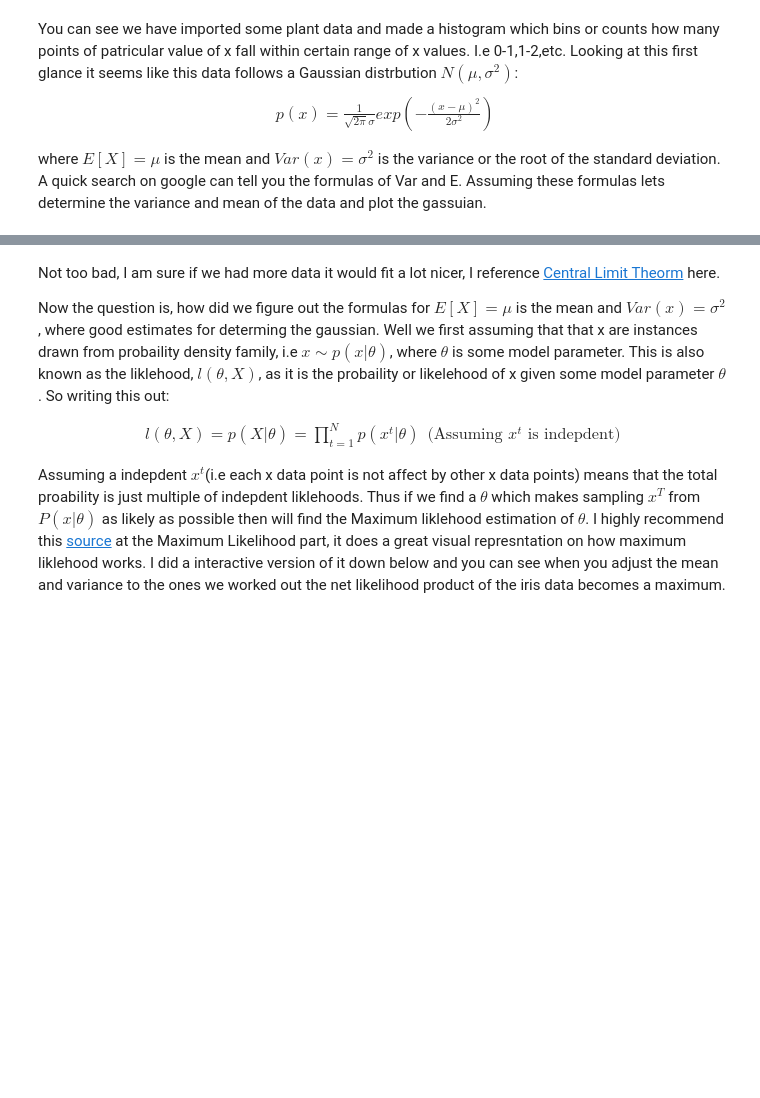
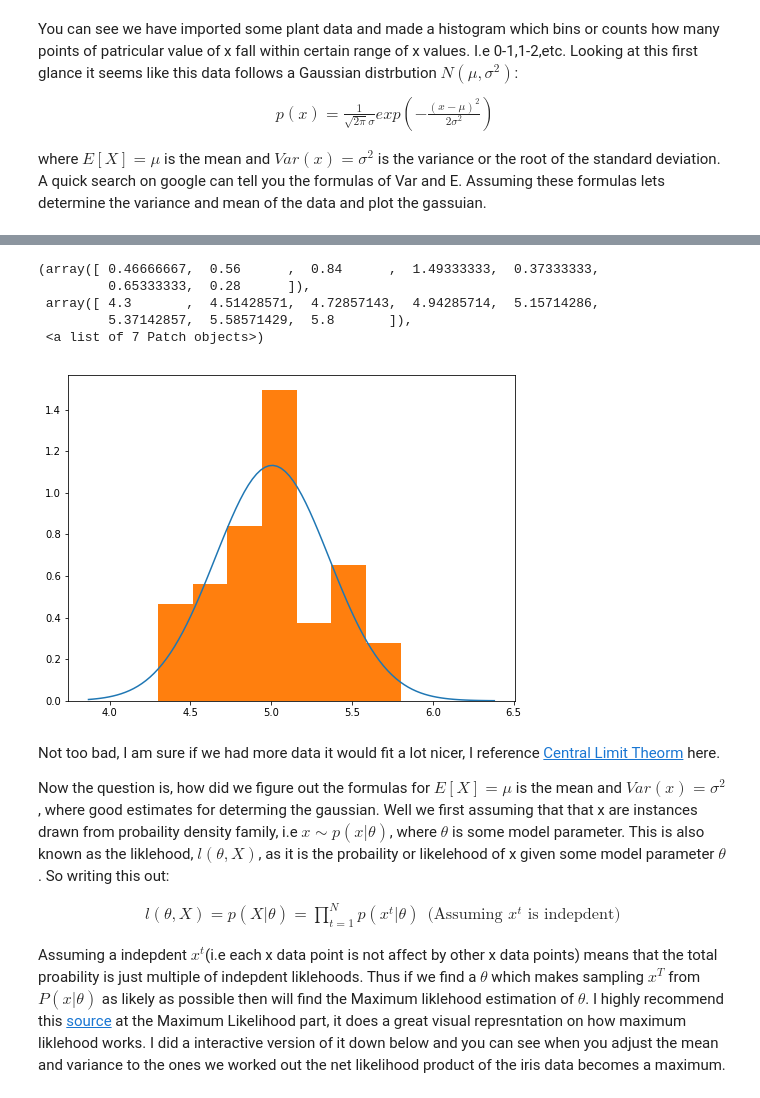
Before and after one commit to Aiden0/machine_learning, a Jupyter notebook: Machine Learning Notebook/1_Classification.ipynb, the cells around one changed output, grey strips where cells are left out. Drawn from its saved outputs; the diff is of its cells as text; code cells hidden in the pictures; blank space fills up the shorter version.

```diff
--- a/Machine Learning Notebook/1_Classification.ipynb
+++ b/Machine Learning Notebook/1_Classification.ipynb
@@ -43,7 +42,6 @@ p(x) = \frac{1}{\sqrt{2\pi}\sigma}exp\left( -\frac{(x-\mu)^2}{2\sigma^2} \right)
 
 where $E[X] = \mu$ is the mean and $Var(x)=\sigma^2$ is the variance or the root of the standard deviation. A quick search on google can tell you the formulas of Var and E. Assuming these formulas lets determine the variance and mean of the data and plot the gassuian.
 # %%
-%matplotlib notebook
 var = np.cov(X[Y==0],rowvar=False)
 mu = np.mean(X[Y==0])
 #Make linear space of x data points
@@ -51,8 +49,7 @@ x=np.linspace(min(X)*0.9,max(X)*1.1,100)
 #Determine Gaussian from x
 probx = 1/math.sqrt(2*np.pi*var)*np.exp(-(x-mu)**2/(2*var))
 #plot
-fig, axes = plt.subplots()
+fig, axes = plt.subplots(figsize=(8, 6))
 axes.plot(x,probx)
 axes.hist(X[Y==0],bins='auto',normed=1)
-fig.show()
 # %% [output]
@@ -61,3 +56,9 @@ fig.show()
+(array([ 0.46666667,  0.56      ,  0.84      ,  1.49333333,  0.37333333,
+         0.65333333,  0.28      ]),
+ array([ 4.3       ,  4.51428571,  4.72857143,  4.94285714,  5.15714286,
+         5.37142857,  5.58571429,  5.8       ]),
+ <a list of 7 Patch objects>)
+[figure, added]
 # %% [markdown]
 Not too bad, I am sure if we had more data it would fit a lot nicer, I reference [Central Limit Theorm](https://en.wikipedia.org/wiki/Central_limit_theorem) here.
 
```
Also changed, not shown: parts of 8 cells of this notebook, 1 other file.
